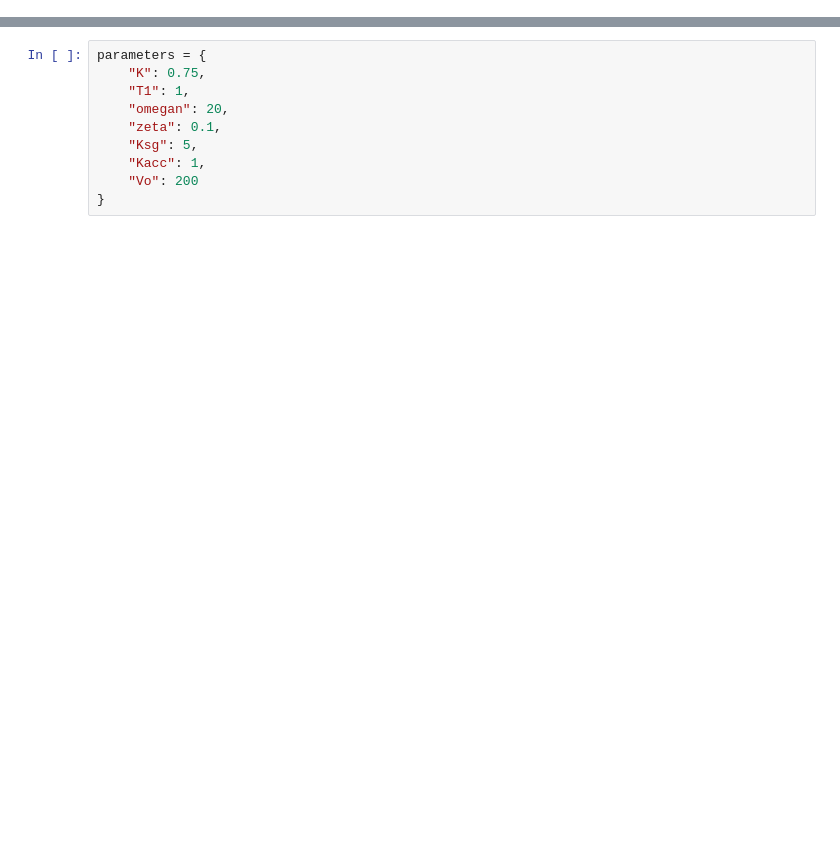
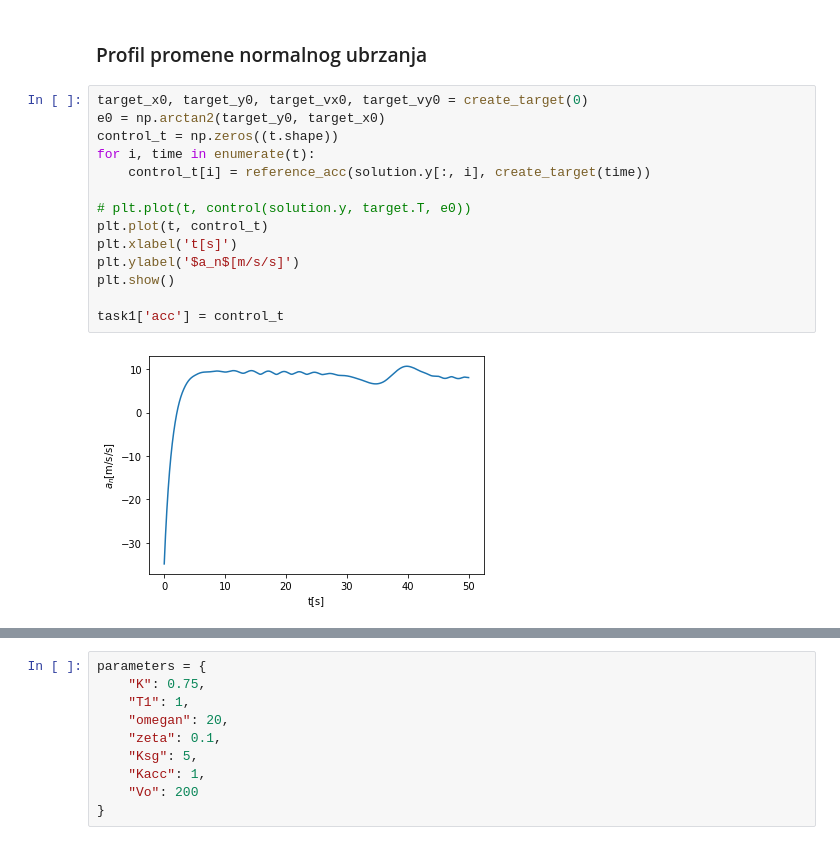
Before and after one commit to djokjulapfe/avo, a Jupyter notebook: main.ipynb, the cells around one changed output, grey strips where cells are left out. Cells and saved outputs as stored; diff of their text form; blank space fills up the shorter version.

```diff
--- a/main.ipynb
+++ b/main.ipynb
@@ -267,0 +249,18 @@ import control
+# %% [markdown]
+### Profil promene normalnog ubrzanja
+# %%
+target_x0, target_y0, target_vx0, target_vy0 = create_target(0)
+e0 = np.arctan2(target_y0, target_x0)
+control_t = np.zeros((t.shape))
+for i, time in enumerate(t):
+    control_t[i] = reference_acc(solution.y[:, i], create_target(time))
+
+# plt.plot(t, control(solution.y, target.T, e0))
+plt.plot(t, control_t)
+plt.xlabel('t[s]')
+plt.ylabel('$a_n$[m/s/s]')
+plt.show()
+
+task1['acc'] = control_t
+# %% [output]
+[figure, added]
```
Also changed, not shown: parts of 78 cells of this notebook, 3 other files.
